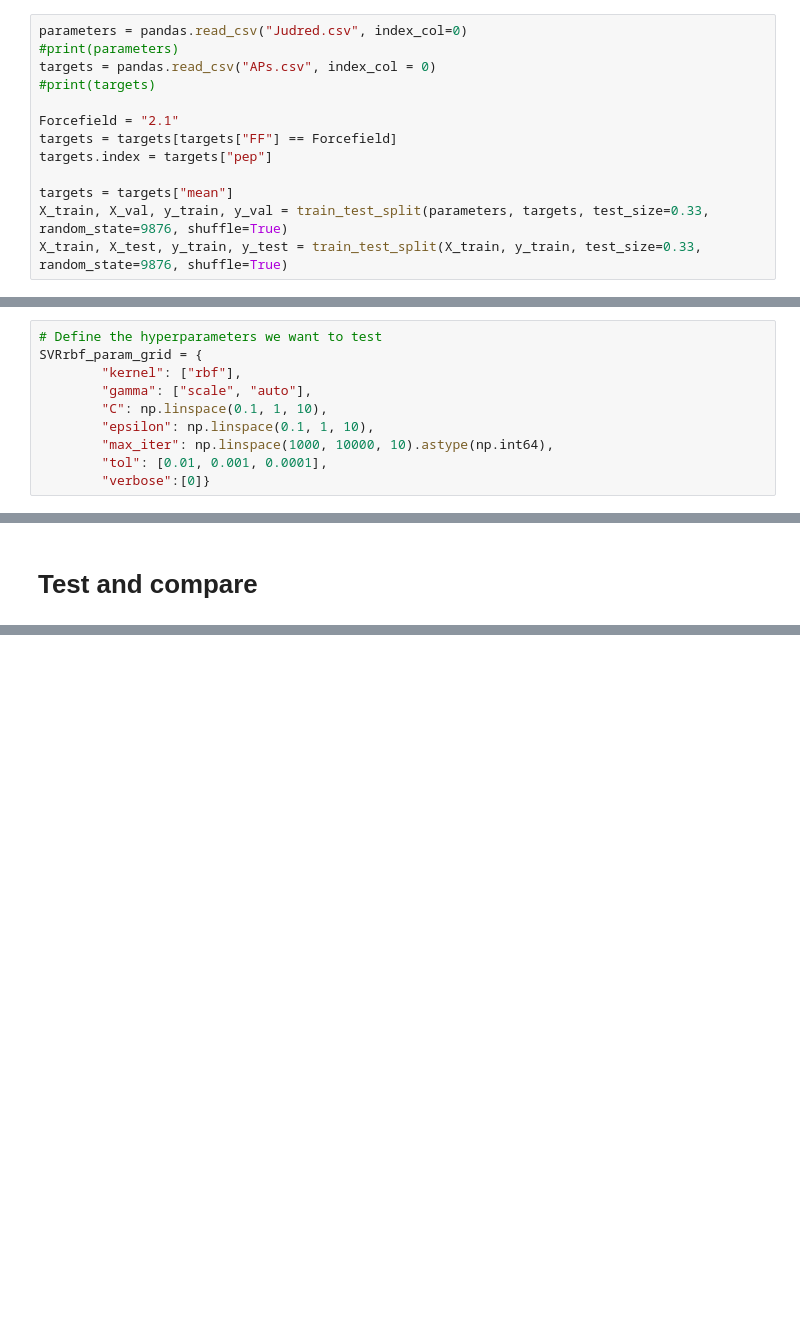
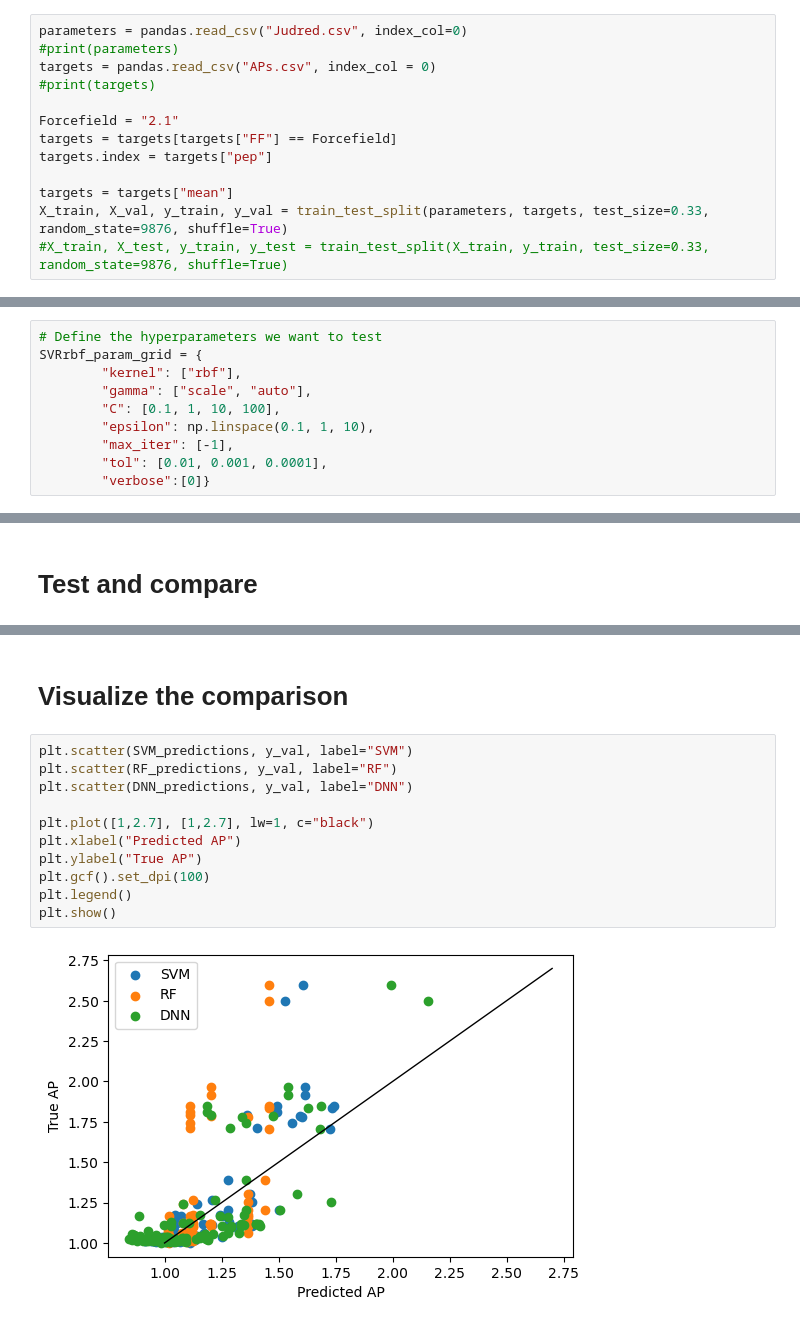
Before and after one commit to avanteijlingen/Tutorial-SB06, a Jupyter notebook: Machine Learning/MachineLearning_02.ipynb, the cells around one changed output, grey strips where cells are left out. Saved outputs shown, nothing was run; the diff lists cells and outputs as text; blank space fills up the shorter version.

```diff
--- a/Machine Learning/MachineLearning_02.ipynb
+++ b/Machine Learning/MachineLearning_02.ipynb
@@ -28,5 +30,5 @@ targets.index = targets["pep"]
 
 targets = targets["mean"]
 X_train, X_val, y_train, y_val = train_test_split(parameters, targets, test_size=0.33, random_state=9876, shuffle=True)
-X_train, X_test, y_train, y_test = train_test_split(X_train, y_train, test_size=0.33, random_state=9876, shuffle=True)
+#X_train, X_test, y_train, y_test = train_test_split(X_train, y_train, test_size=0.33, random_state=9876, shuffle=True)
 # %% [markdown]
@@ -40,9 +42,9 @@ Due to the way Jupyter notebooks works, dont move onto the next block of code af
 SVRrbf_param_grid = {
         "kernel": ["rbf"],
         "gamma": ["scale", "auto"],
-        "C": np.linspace(0.1, 1, 10),
+        "C": [0.1, 1, 10, 100],
         "epsilon": np.linspace(0.1, 1, 10),
-        "max_iter": np.linspace(1000, 10000, 10).astype(np.int64),
+        "max_iter": [-1],
         "tol": [0.01, 0.001, 0.0001],
         "verbose":[0]}
 # %%
@@ -149,0 +159,15 @@ MLPRegressor(alpha=0.1, batch_size=20, early_stopping=True,
+# %% [markdown]
+# Visualize the comparison
+# %%
+plt.scatter(SVM_predictions, y_val, label="SVM")
+plt.scatter(RF_predictions, y_val, label="RF")
+plt.scatter(DNN_predictions, y_val, label="DNN")
+
+plt.plot([1,2.7], [1,2.7], lw=1, c="black")
+plt.xlabel("Predicted AP")
+plt.ylabel("True AP")
+plt.gcf().set_dpi(100)
+plt.legend()
+plt.show()
+# %% [output]
+[figure, added]
```
Also changed, not shown: parts of 15 cells of this notebook.
